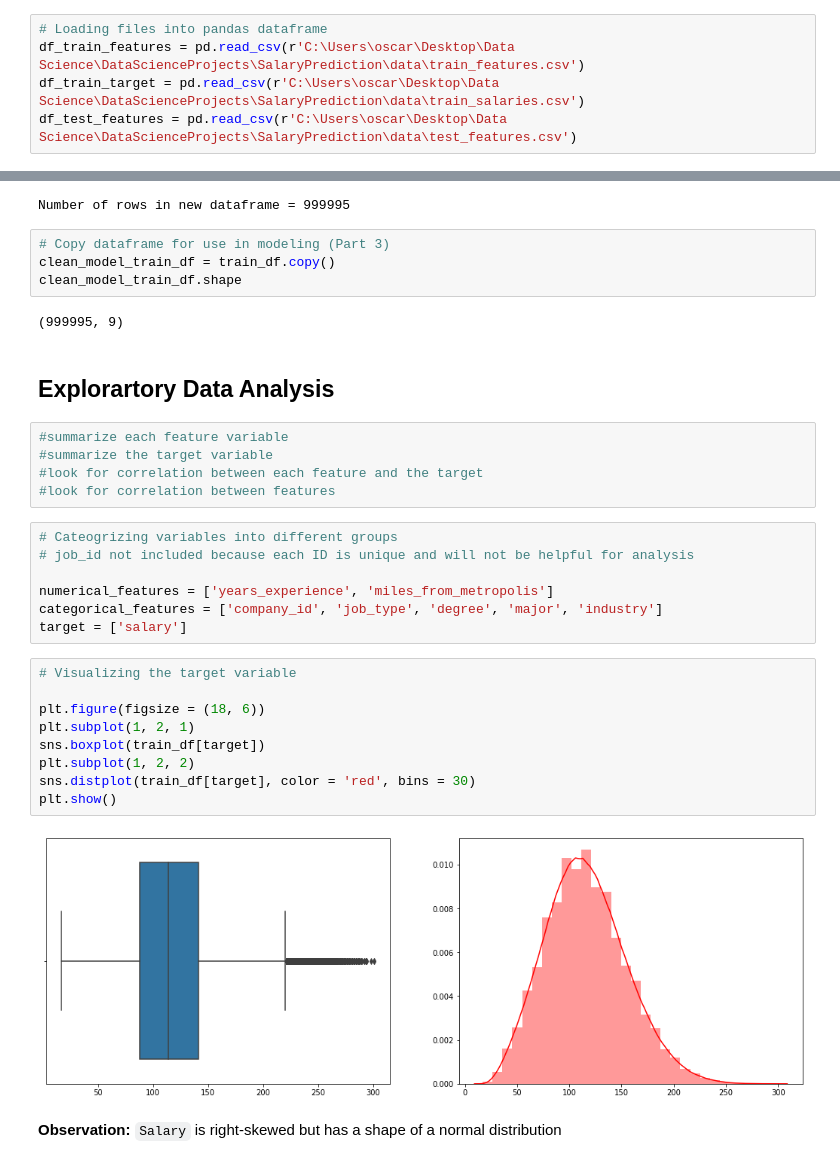
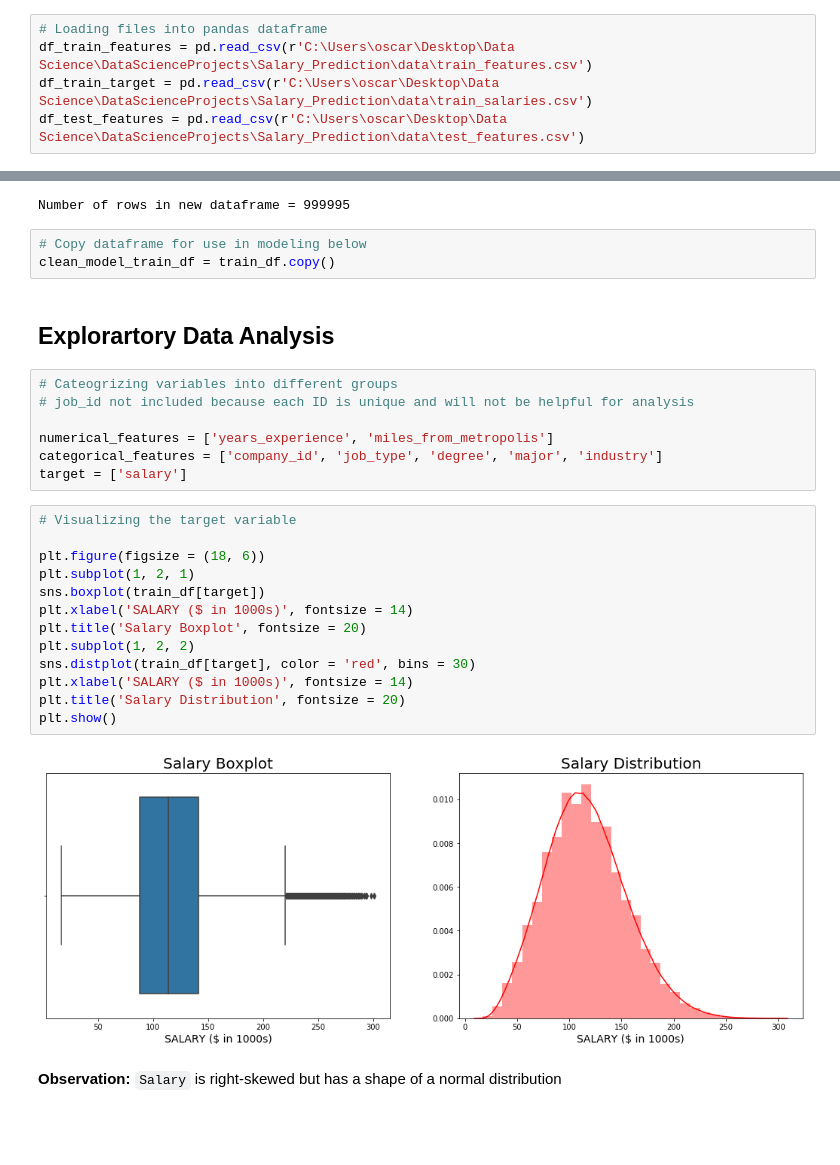
Before and after one commit to uclajsam/Salary_Prediction, a Jupyter notebook: Salary_Prediction.ipynb, the cells around one changed output, grey strips where cells are left out. Saved outputs shown, nothing was run; the diff lists cells and outputs as text; blank space fills up the shorter version.

```diff
--- a/Salary_Prediction.ipynb
+++ b/Salary_Prediction.ipynb
@@ -19,9 +19,9 @@ __email__ = "samson.john@gmail.com"
 ### Loading the data
 # %%
 # Loading files into pandas dataframe
-df_train_features = pd.read_csv(r'C:\Users\oscar\Desktop\Data Science\DataScienceProjects\SalaryPrediction\data\train_features.csv')
-df_train_target = pd.read_csv(r'C:\Users\oscar\Desktop\Data Science\DataScienceProjects\SalaryPrediction\data\train_salaries.csv')
-df_test_features = pd.read_csv(r'C:\Users\oscar\Desktop\Data Science\DataScienceProjects\SalaryPrediction\data\test_features.csv')
+df_train_features = pd.read_csv(r'C:\Users\oscar\Desktop\Data Science\DataScienceProjects\Salary_Prediction\data\train_features.csv')
+df_train_target = pd.read_csv(r'C:\Users\oscar\Desktop\Data Science\DataScienceProjects\Salary_Prediction\data\train_salaries.csv')
+df_test_features = pd.read_csv(r'C:\Users\oscar\Desktop\Data Science\DataScienceProjects\Salary_Prediction\data\test_features.csv')
 # %% [markdown]
 ### Examining and Cleaning the Data
 # %%
@@ -197,18 +197,10 @@ print('Number of rows in new dataframe =', train_df.shape[0])
 # %% [output]
 Number of rows in new dataframe = 999995
 # %%
-# Copy dataframe for use in modeling (Part 3)
+# Copy dataframe for use in modeling below
 clean_model_train_df = train_df.copy()
-clean_model_train_df.shape
-# %% [output]
-(999995, 9)
 # %% [markdown]
 ## Explorartory Data Analysis
-# %%
-#summarize each feature variable
-#summarize the target variable
-#look for correlation between each feature and the target
-#look for correlation between features
 # %%
 # Cateogrizing variables into different groups
 # job_id not included because each ID is unique and will not be helpful for analysis
@@ -219,14 +211,18 @@ target = ['salary']
 # %%
 # Visualizing the target variable
 
 plt.figure(figsize = (18, 6))
 plt.subplot(1, 2, 1)
 sns.boxplot(train_df[target])
+plt.xlabel('SALARY ($ in 1000s)', fontsize = 14)
+plt.title('Salary Boxplot', fontsize = 20)
 plt.subplot(1, 2, 2)
 sns.distplot(train_df[target], color = 'red', bins = 30)
+plt.xlabel('SALARY ($ in 1000s)', fontsize = 14)
+plt.title('Salary Distribution', fontsize = 20)
 plt.show()
 # %% [output]
-[figure, old version]
+[figure, new version]
 # %% [markdown]
 **Observation:** `Salary` is right-skewed but has a shape of a normal distribution
 # %%
```
Also changed, not shown: parts of 20 cells of this notebook.
